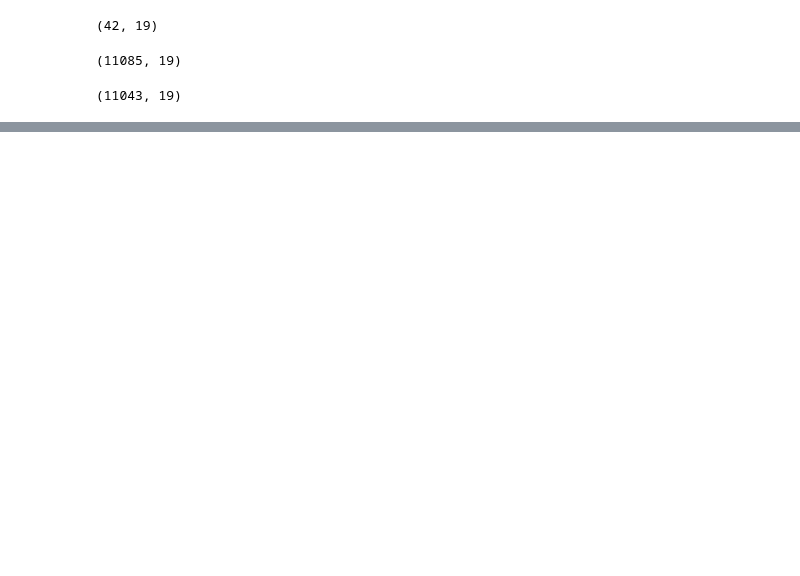
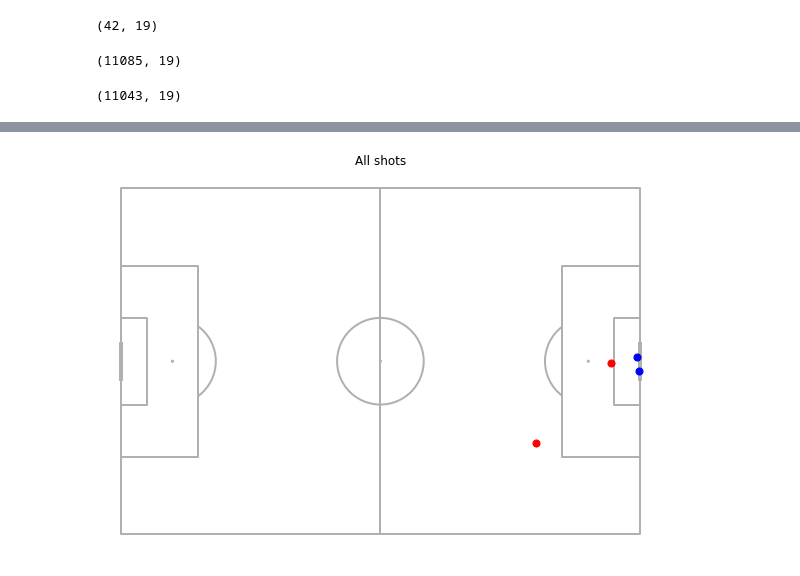
Before and after one commit to faridmusayev/Expected_Goals_Model, a Jupyter notebook: statsbomb/freeze_frame_preprocessing.ipynb, the cells around one changed output, grey strips where cells are left out. Drawn from its saved outputs; the diff is of its cells as text; code cells hidden in the pictures; blank space fills up the shorter version.

```diff
--- a/statsbomb/freeze_frame_preprocessing.ipynb
+++ b/statsbomb/freeze_frame_preprocessing.ipynb
@@ -519,0 +156,16 @@ shots.to_csv('.data/shots.csv', index = False)
+# %%
+shots.loc[:, 'gk_loc_x'] = shots.loc[:, 'gk_loc'].apply(lambda x: x[0])
+shots.loc[:, 'gk_loc_y'] = shots.loc[:, 'gk_loc'].apply(lambda x: x[1])
+# %%
+# Distance Feature calculation
+
+# define goal center for 'statsbomb'
+goal_center = np.array([120, 40])
+
+# calculate distance between shot and goal center
+shots['distance_to_gk'] = np.sqrt((shots.loc[:, 'x_start'] - shots.loc[:, 'gk_loc_x'])**2 + \
+                                  (shots.loc[:, 'y_start'] - shots.loc[:, 'gk_loc_y'])**2)
+shots['distance_to_gk'] = shots['distance_to_gk'].round(decimals = 2)
+# %%
+gk_dist = shots.loc[:, ['x_start', 'y_start', 'gk_loc_x', 'gk_loc_y', 'distance_to_gk']]
+gk_dist.head()
@@ -519,0 +179,21 @@ shots.to_csv('.data/shots.csv', index = False)
+# %%
+# Visual shots on Pitch
+pitch = Pitch(pitch_type = 'statsbomb')
+fig, ax = pitch.draw(figsize=(8, 10))
+
+
+ax.scatter(gk_dist.loc[3, 'x_start'], gk_dist.loc[3, 'y_start'], c = 'red', s = 50)
+
+ax.scatter(gk_dist.loc[3, 'gk_loc_x'], gk_dist.loc[3, 'gk_loc_y'], c = 'blue', s = 50)
+
+ax.scatter(gk_dist.loc[0, 'x_start'], gk_dist.loc[0, 'y_start'], c = 'red', s = 50)
+
+ax.scatter(gk_dist.loc[0, 'gk_loc_x'], gk_dist.loc[0, 'gk_loc_y'], c = 'blue', s = 50)
+
+#ax.scatter(shots.iloc[5941, :]['x_start'], shots.iloc[5941, :]['y_start'], c = 'orange', s = 50)
+
+#ax.legend(title = 'Outcome', frameon = False, loc = 'upper left')
+ax.set_title('All shots')
+plt.show()
+# %% [output]
+[figure, added]
```
Also changed, not shown: parts of 23 cells of this notebook, 2 other files.
